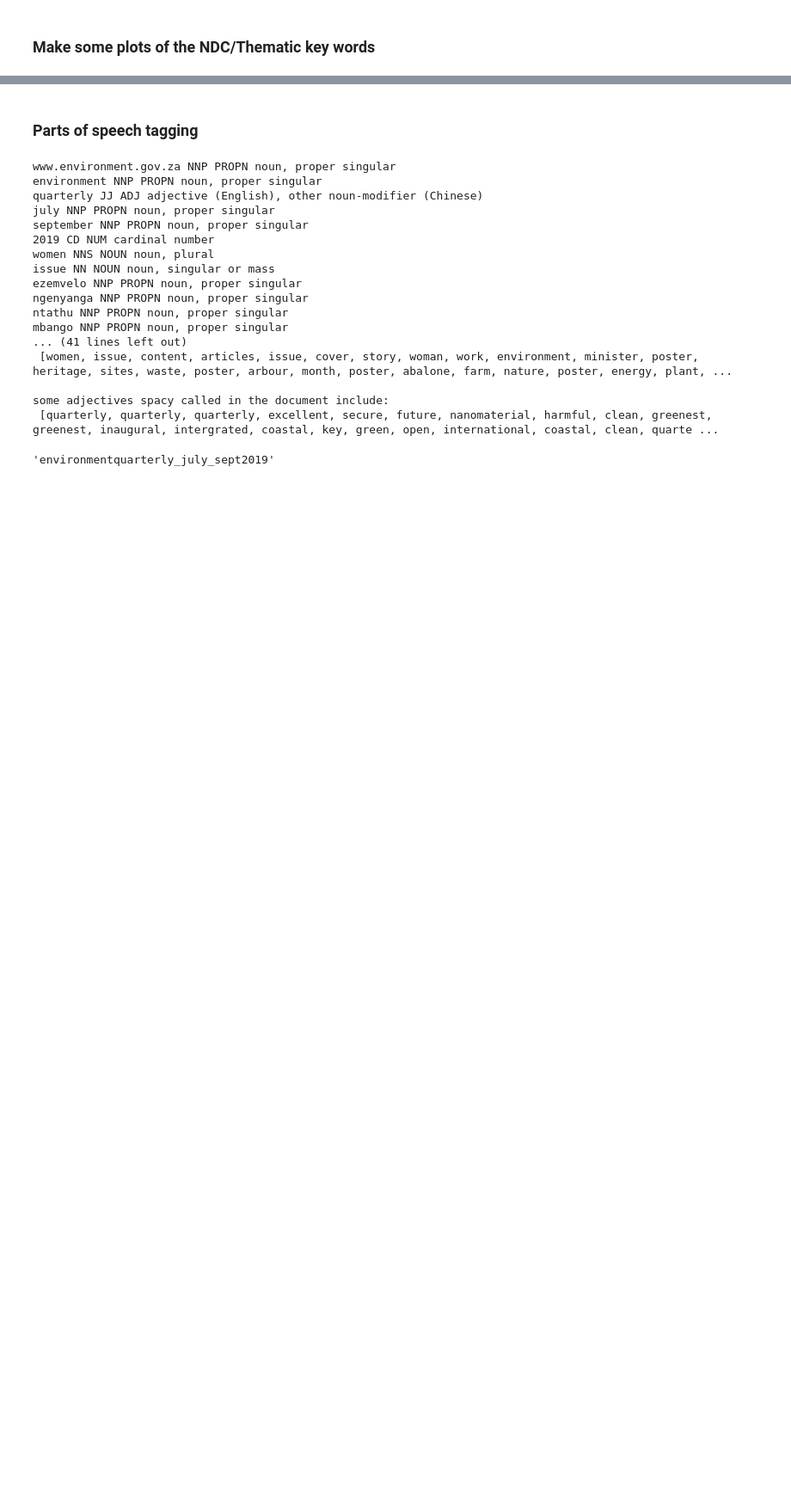
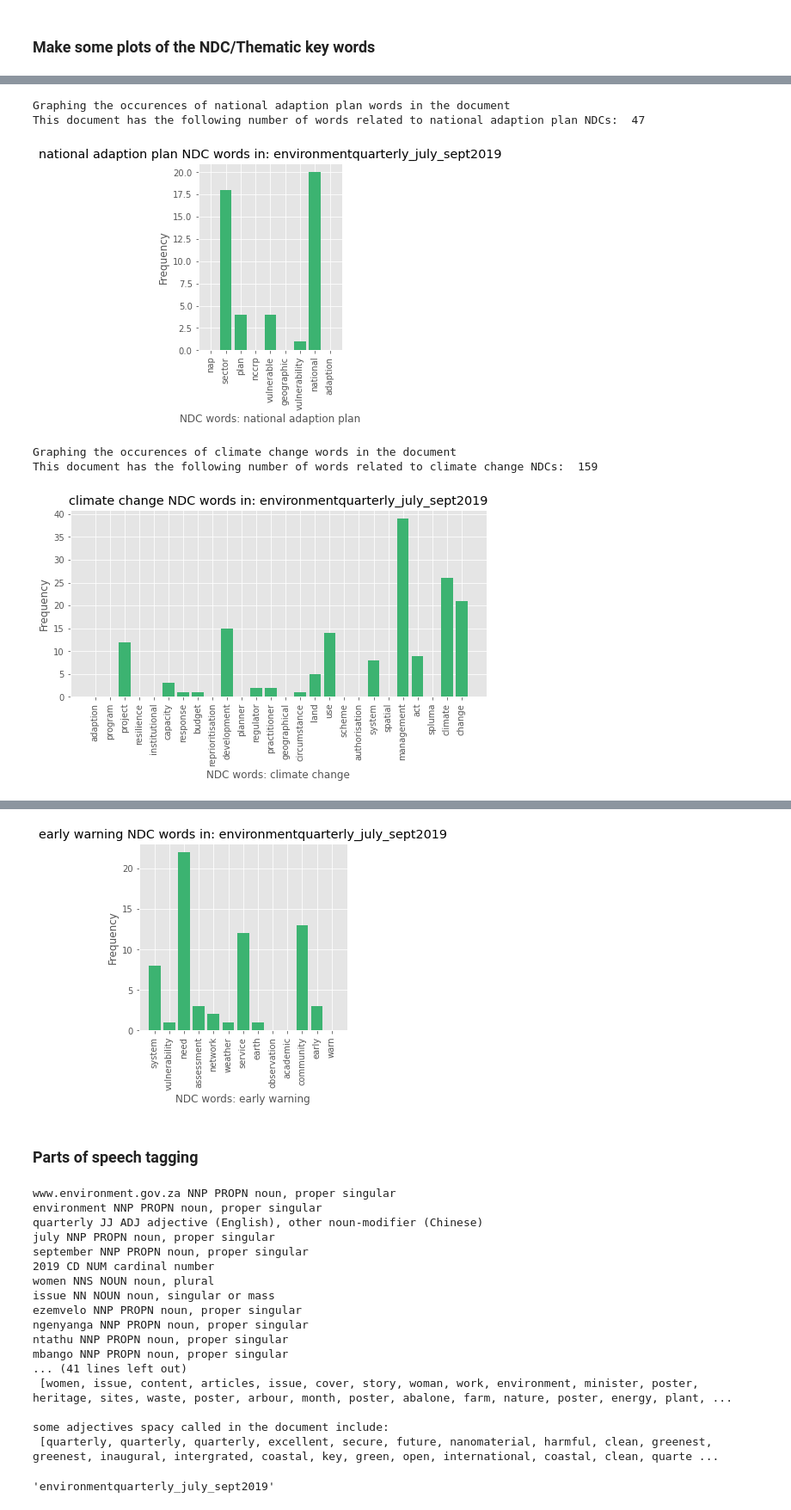
Before and after one commit to rsgier/Hack4Good-GIZ_policy, a Jupyter notebook: code/GIZ Data Exploration.ipynb, the cells around one changed output, grey strips where cells are left out. Shown: that part at 86% size. Cells and saved outputs as stored; diff of their text form; code cells hidden in the pictures; blank space fills up the shorter version.

Commit message:
modularized/automated graphing functions

```diff
--- a/code/GIZ Data Exploration.ipynb
+++ b/code/GIZ Data Exploration.ipynb
@@ -336,0 +352,3 @@ This document has the following number of words related to climate change:  159
+# %%
+for key in ndc_dict.keys():
+    print (key)
@@ -337,24 +359,2 @@ This document has the following number of words related to climate change:  159
 # %% [markdown]
 ### Make some plots of the NDC/Thematic key words
-# %%
-ndc_dict.keys()
-
-graphs_folder = '../../outputs/test_plots/bar_charts/'
-
-import matplotlib.pyplot as plt
-plt.style.use('ggplot')
-
-x = ndc_dict['climate change']
-y = nap_scores
-x_pos = [i for i, _ in enumerate(x)]
-
-plt.rcParams["figure.figsize"] = (8,4)
-plt.bar(x, y)
-plt.xlabel("climate change words")
-plt.ylabel("Frequency")
-title = ("climate change words in: %s" % (doc_name))
-plt.title(title)
-plt.xticks(x_pos, x, rotation=90)
-plt.savefig((graphs_folder + 'bar_chart_%s.pdf' % (title)),
-            bbox_inches='tight')
-plt.show()
@@ -404,0 +361,18 @@ plt.savefig((graphs_folder + 'bar_chart_%s.pdf' % (title)),
+# %%
+#just to test - need to modularise/make more reproducible and tailor output to be useful across documents
+#could also link this back to the df of the documents to output a table with some summary metrics for keywords
+#in eaach document of interest
+
+graphs_folder = '../../outputs/test_plots/bar_charts/'
+
+for key in ndc_dict.keys():
+    print("Graphing the occurences of %s words in the document" % key)
+    words, word_scores = calculate_word_freq_ndc(word_freq, ndc_dict, str(key))
+    graph_word_freq_ndc(words, word_scores, str(key), doc_name, graphs_folder)
+# %% [output]
+Graphing the occurences of national adaption plan words in the document
+This document has the following number of words related to national adaption plan NDCs:  47
+[figure, added]
+Graphing the occurences of climate change words in the document
+This document has the following number of words related to climate change NDCs:  159
+[figure, added]
@@ -405,3 +381,4 @@ plt.savefig((graphs_folder + 'bar_chart_%s.pdf' % (title)),
+[figure, added]
 # %% [markdown]
 ### Parts of speech tagging
 # %%
```
Also changed, not shown: parts of 11 cells of this notebook.
